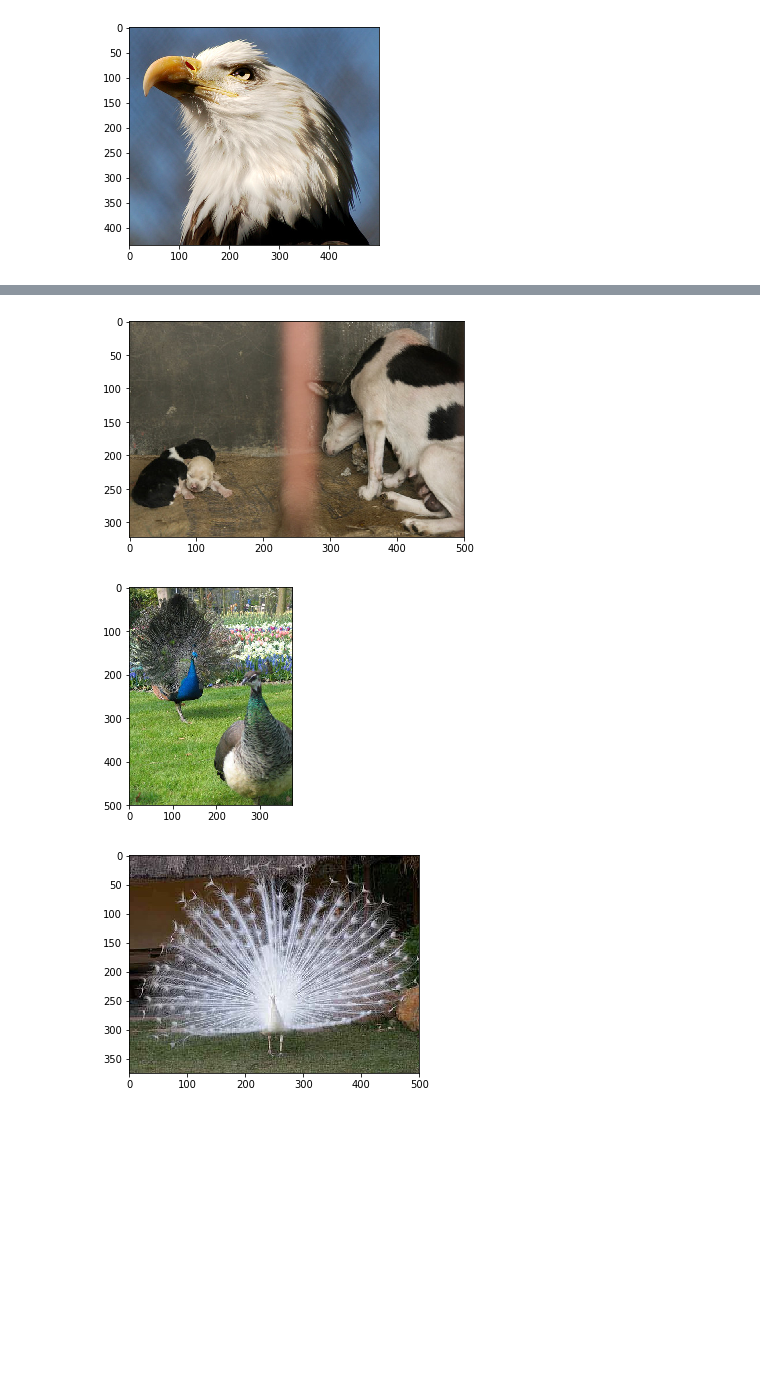
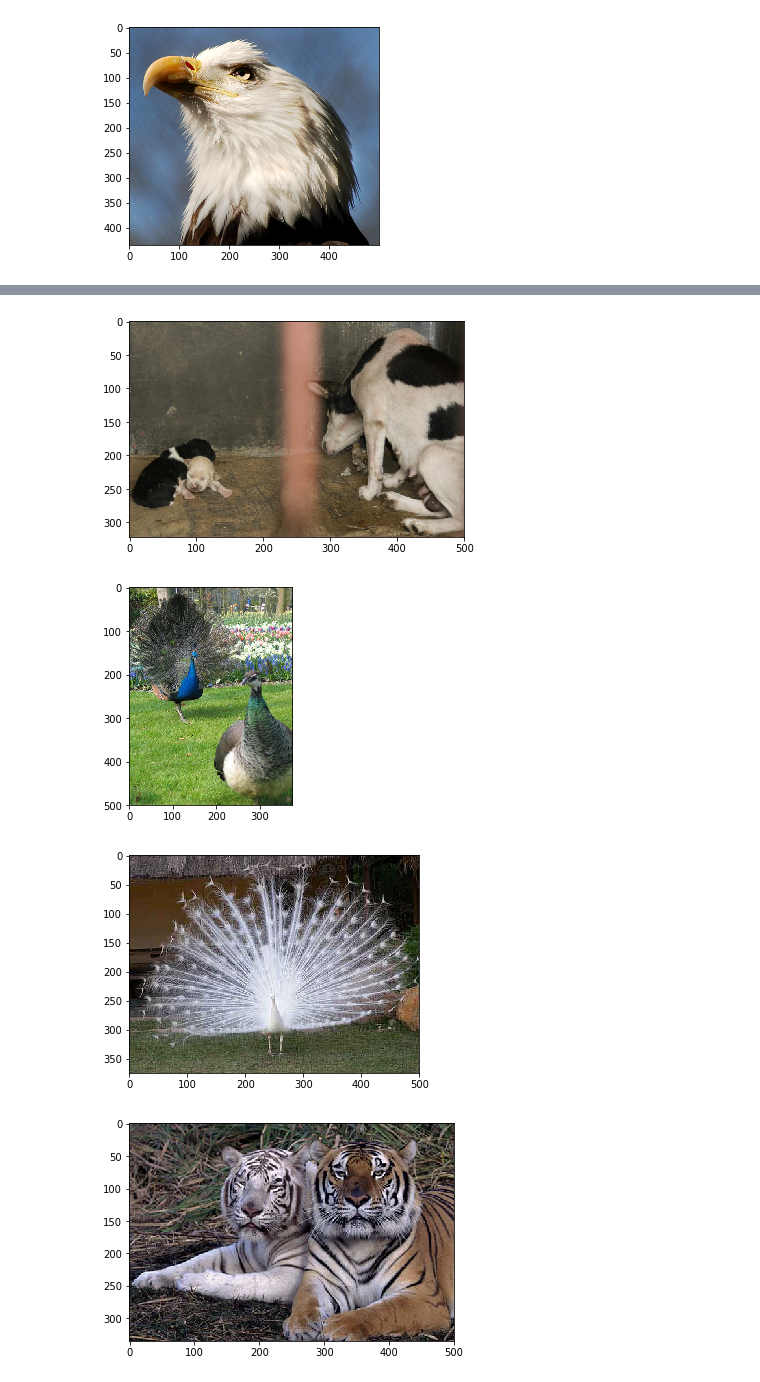
Before and after one commit to koIsNice/3rd-ML100Days, a Jupyter notebook: homework/Day_005-2_HW.ipynb, the cells around one changed output, grey strips where cells are left out. Drawn from its saved outputs; the diff is of its cells as text; code cells hidden in the pictures; blank space fills up the shorter version.

```diff
--- a/homework/Day_005-2_HW.ipynb
+++ b/homework/Day_005-2_HW.ipynb
@@ -126,7 +126,7 @@ def img2arr_fromURLs(url_list, resize = False):
 
     return a
 # %%
-result = img2arr_fromURLs(df.loc[0:3,"url"])
+result = img2arr_fromURLs(df.loc[0:9,"url"])
 print("Total images that we got: %i " % len(result)) # 如果不等於 5, 代表有些連結失效囉
 
 for im_get in result:
@@ -141,4 +147,5 @@ Total images that we got: 4
 [figure]
 [figure]
 [figure]
 [figure]
+[figure, added]
```
Also changed, not shown: parts of 1 cell of this notebook.
